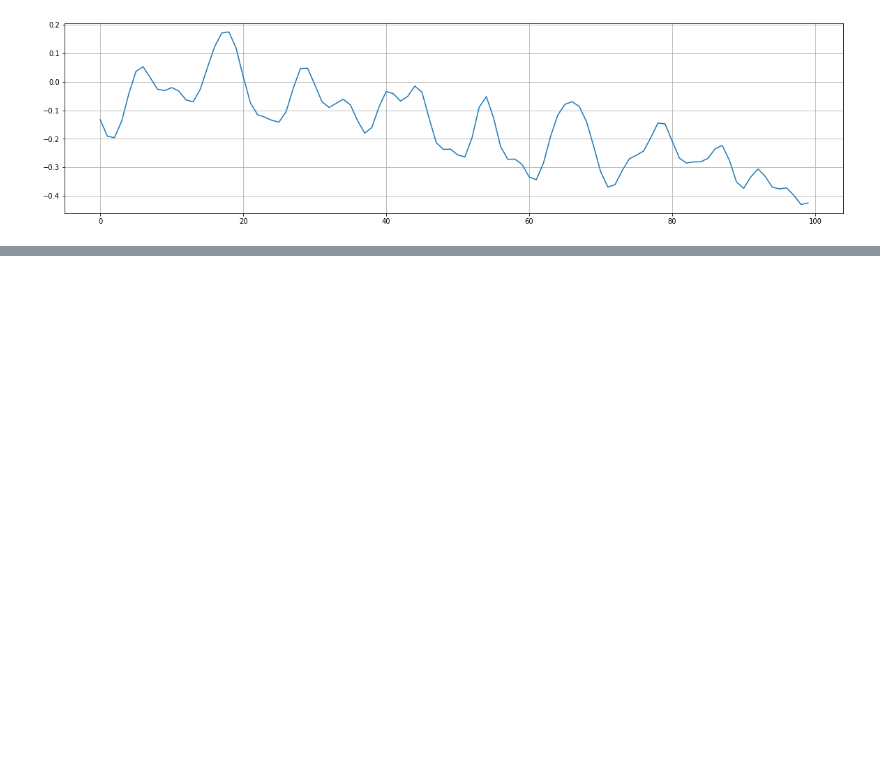
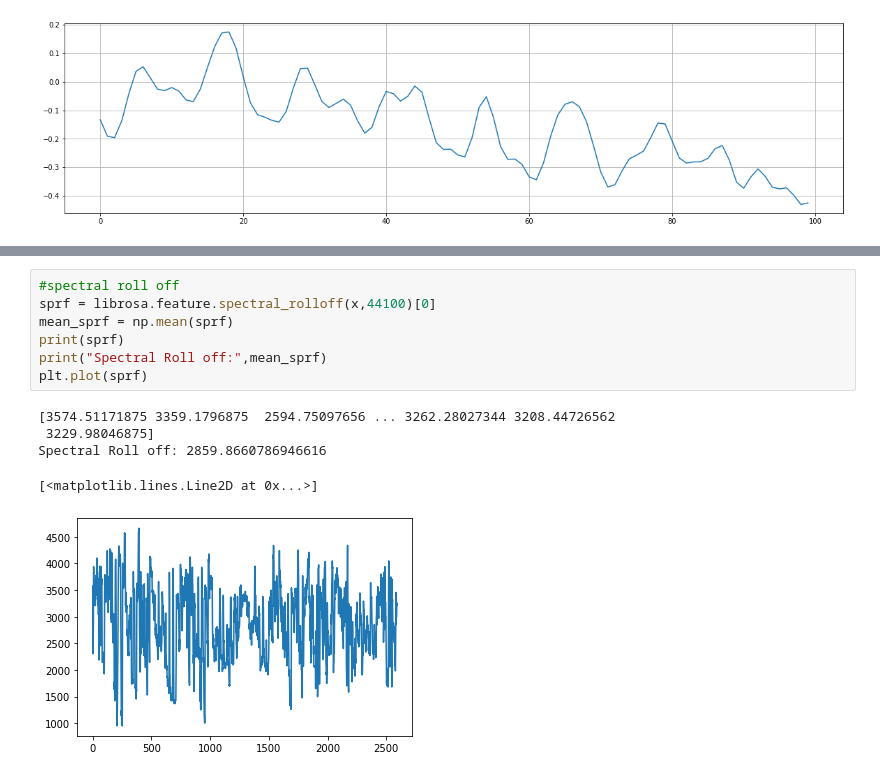
Before and after one commit to GangulySrishti/Genre-Classification-using-Audio-Processing, a Jupyter notebook: Sound Feature Extraction.ipynb, the cells around one changed output, grey strips where cells are left out. Cells and saved outputs as stored; diff of their text form; blank space fills up the shorter version.

```diff
--- a/Sound Feature Extraction.ipynb
+++ b/Sound Feature Extraction.ipynb
@@ -44,0 +51,13 @@ with open('mycsv.csv','w',newline='') as csvfile:
+# %%
+#spectral roll off
+sprf = librosa.feature.spectral_rolloff(x,44100)[0]
+mean_sprf = np.mean(sprf)
+print(sprf)
+print("Spectral Roll off:",mean_sprf)
+plt.plot(sprf)
+# %% [output]
+[3574.51171875 3359.1796875  2594.75097656 ... 3262.28027344 3208.44726562
+ 3229.98046875]
+Spectral Roll off: 2859.8660786946616
+[<matplotlib.lines.Line2D at 0x...>]
+[figure, added]
```
Also changed, not shown: parts of 4 cells of this notebook, 1 other file.
